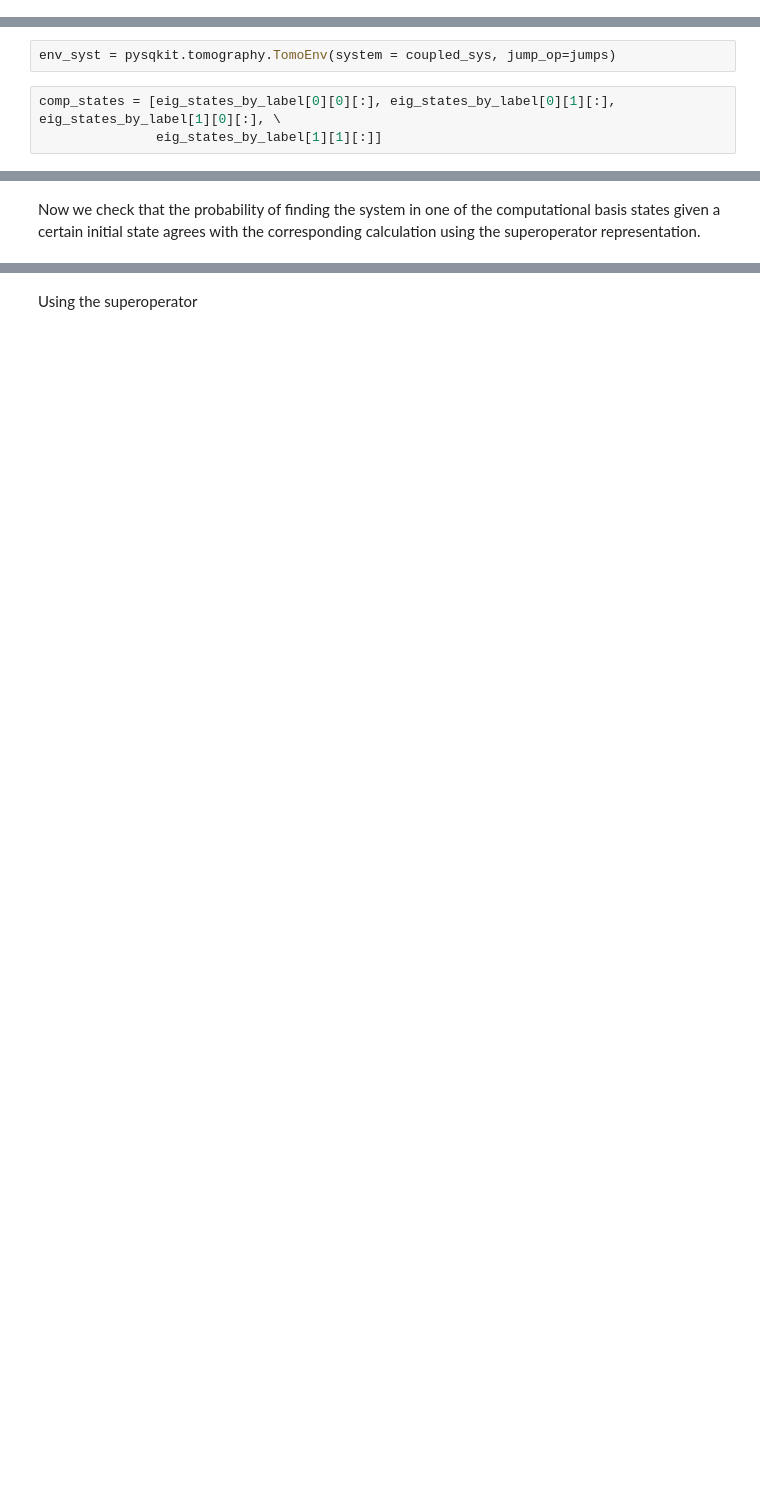
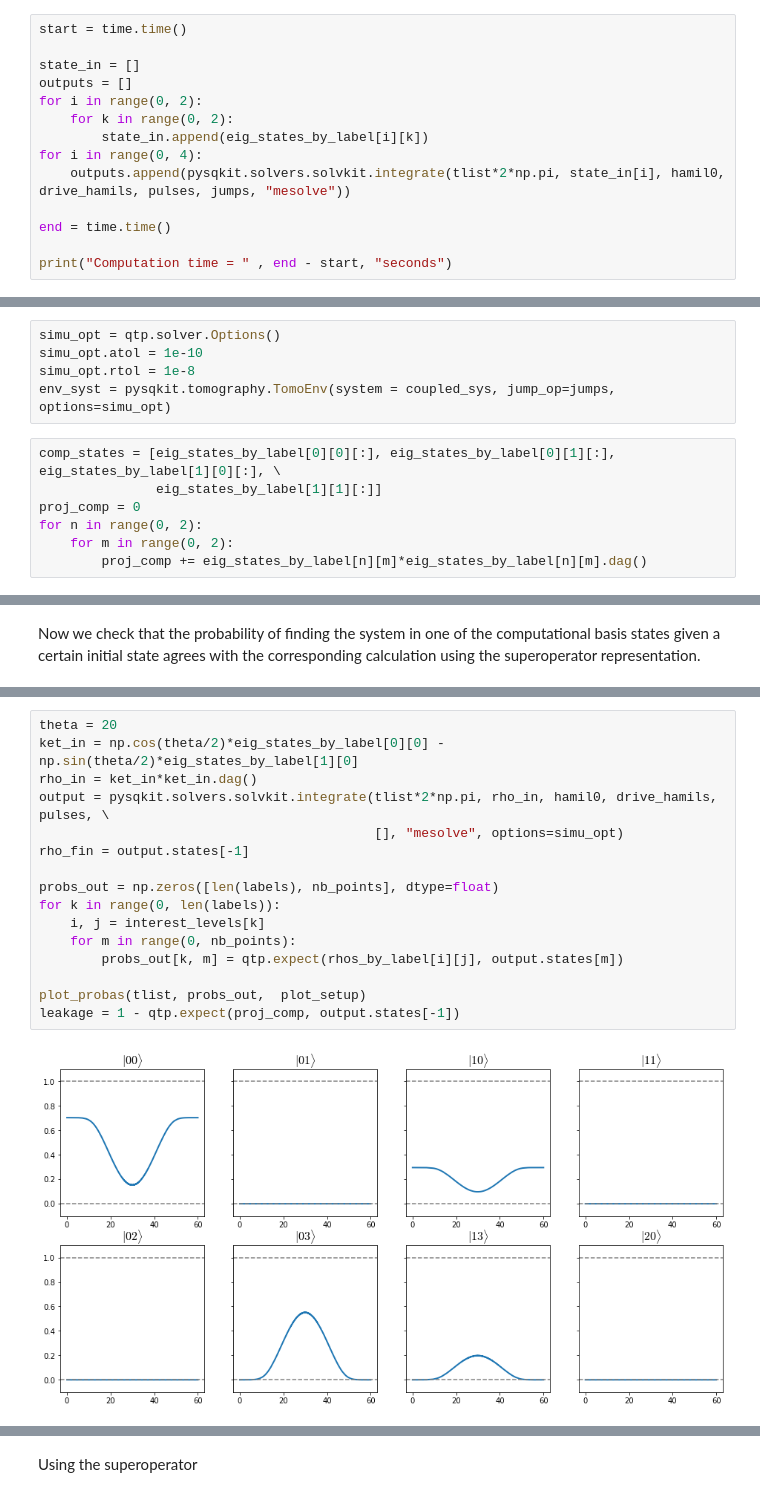
Before and after one commit to cianibegood/pysqkit, a Jupyter notebook: docs/checks/Superoperator checks.ipynb, the cells around one changed output, grey strips where cells are left out. Drawn from its saved outputs; the diff is of its cells as text; blank space fills up the shorter version.

Commit message:
Tomography with arbitrary basis working

```diff
--- a/docs/checks/Superoperator checks.ipynb
+++ b/docs/checks/Superoperator checks.ipynb
@@ -144,3 +116,17 @@ for op in trans_jumps:
     jumps.append(qtp.tensor(op, qtp.qeye(levels_f)))
 for op in flx_jumps:
     jumps.append(qtp.tensor(qtp.qeye(levels_t), op))
+# %%
+start = time.time()
+
+state_in = []
+outputs = []
+for i in range(0, 2):
+    for k in range(0, 2):
+        state_in.append(eig_states_by_label[i][k])
+for i in range(0, 4):
+    outputs.append(pysqkit.solvers.solvkit.integrate(tlist*2*np.pi, state_in[i], hamil0, drive_hamils, pulses, jumps, "mesolve"))
+
+end = time.time()
+
+print("Computation time = " , end - start, "seconds")
@@ -147,10 +163,17 @@ for op in flx_jumps:
 # %% [markdown]
 We introduce the TomoEnv object
 # %%
-env_syst = pysqkit.tomography.TomoEnv(system = coupled_sys, jump_op=jumps)
+simu_opt = qtp.solver.Options()
+simu_opt.atol = 1e-10
+simu_opt.rtol = 1e-8
+env_syst = pysqkit.tomography.TomoEnv(system = coupled_sys, jump_op=jumps, options=simu_opt)
 # %%
 comp_states = [eig_states_by_label[0][0][:], eig_states_by_label[0][1][:], eig_states_by_label[1][0][:], \
                eig_states_by_label[1][1][:]]
+proj_comp = 0
+for n in range(0, 2):
+    for m in range(0, 2):
+        proj_comp += eig_states_by_label[n][m]*eig_states_by_label[n][m].dag()
 # %%
 start = time.time()
 sup_op = env_syst.to_super(comp_states, trf.weyl_by_index)
@@ -167,0 +186,18 @@ rho_fin = output.states[-1]
+# %%
+theta = 20
+ket_in = np.cos(theta/2)*eig_states_by_label[0][0] - np.sin(theta/2)*eig_states_by_label[1][0]
+rho_in = ket_in*ket_in.dag()
+output = pysqkit.solvers.solvkit.integrate(tlist*2*np.pi, rho_in, hamil0, drive_hamils, pulses, \
+                                           [], "mesolve", options=simu_opt)
+rho_fin = output.states[-1]
+
+probs_out = np.zeros([len(labels), nb_points], dtype=float)
+for k in range(0, len(labels)):
+    i, j = interest_levels[k]
+    for m in range(0, nb_points):
+        probs_out[k, m] = qtp.expect(rhos_by_label[i][j], output.states[m])
+
+plot_probas(tlist, probs_out,  plot_setup)
+leakage = 1 - qtp.expect(proj_comp, output.states[-1])
+# %% [output]
+[figure, added]
```
Also changed, not shown: parts of 22 cells of this notebook, 5 other files.
